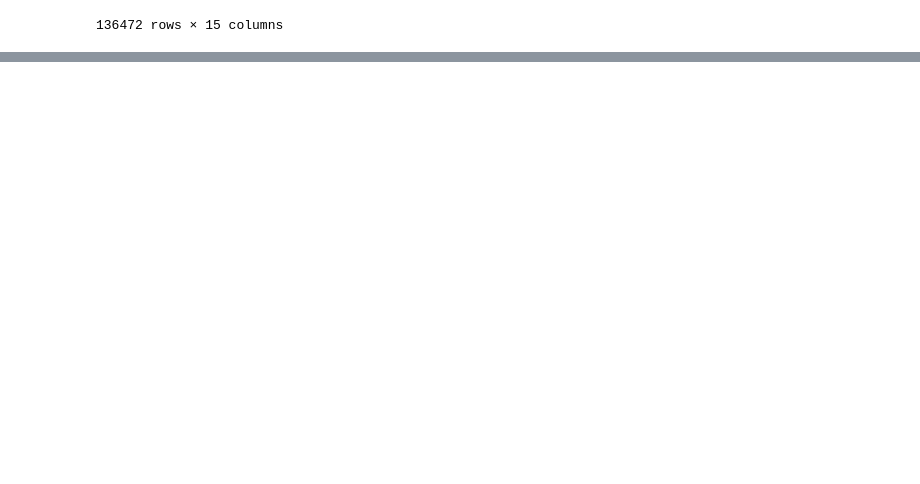
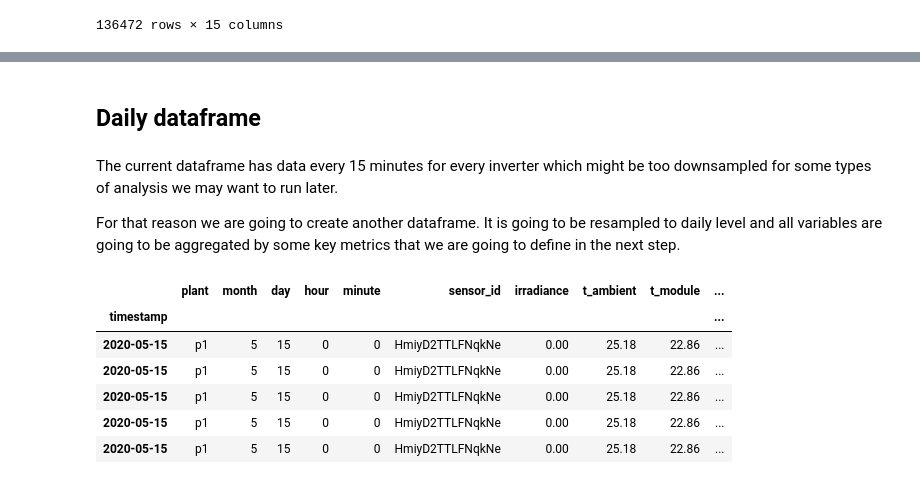
Before and after one commit to luis-cj/data-science-solar-power-plant, a Jupyter notebook: solar_power_plant_part_2.ipynb, the cells around one changed output, grey strips where cells are left out. Cells and saved outputs as stored; diff of their text form; code cells hidden in the pictures; blank space fills up the shorter version.

```diff
--- a/solar_power_plant_part_2.ipynb
+++ b/solar_power_plant_part_2.ipynb
@@ -131,0 +152,16 @@ df
+# %% [markdown]
+## Daily dataframe
+# %% [markdown]
+The current dataframe has data every 15 minutes for every inverter which might be too downsampled for some types of analysis we may want to run later.
+
+For that reason we are going to create another dataframe. It is going to be resampled to daily level and all variables are going to be aggregated by some key metrics that we are going to define in the next step.
+# %%
+df.head()
+# %% [output]
+|  | plant | month | day | hour | minute | sensor_id | irradiance | t_ambient | t_module | ... |
+| timestamp |  |  |  |  |  |  |  |  |  | ... |
+| 2020-05-15 | p1 | 5 | 15 | 0 | 0 | HmiyD2TTLFNqkNe | 0.00 | 25.18 | 22.86 | ... |
+| 2020-05-15 | p1 | 5 | 15 | 0 | 0 | HmiyD2TTLFNqkNe | 0.00 | 25.18 | 22.86 | ... |
+| 2020-05-15 | p1 | 5 | 15 | 0 | 0 | HmiyD2TTLFNqkNe | 0.00 | 25.18 | 22.86 | ... |
+| 2020-05-15 | p1 | 5 | 15 | 0 | 0 | HmiyD2TTLFNqkNe | 0.00 | 25.18 | 22.86 | ... |
+| 2020-05-15 | p1 | 5 | 15 | 0 | 0 | HmiyD2TTLFNqkNe | 0.00 | 25.18 | 22.86 | ... |
```
Also changed, not shown: parts of 10 cells of this notebook, 2 other files.
